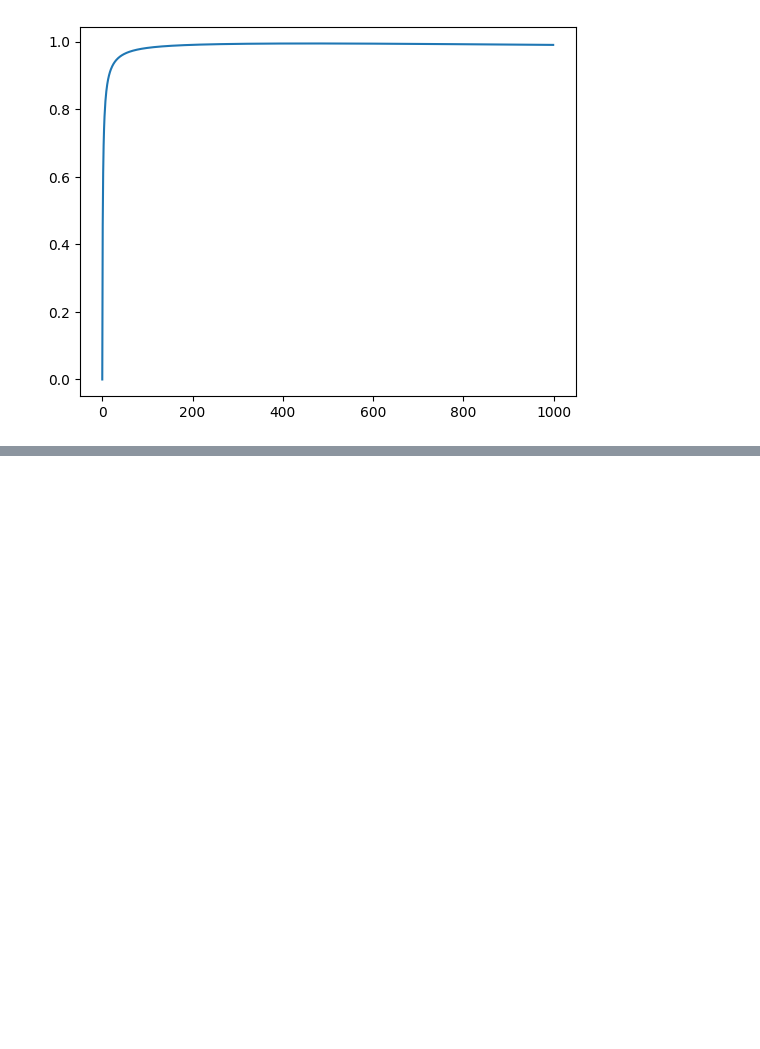
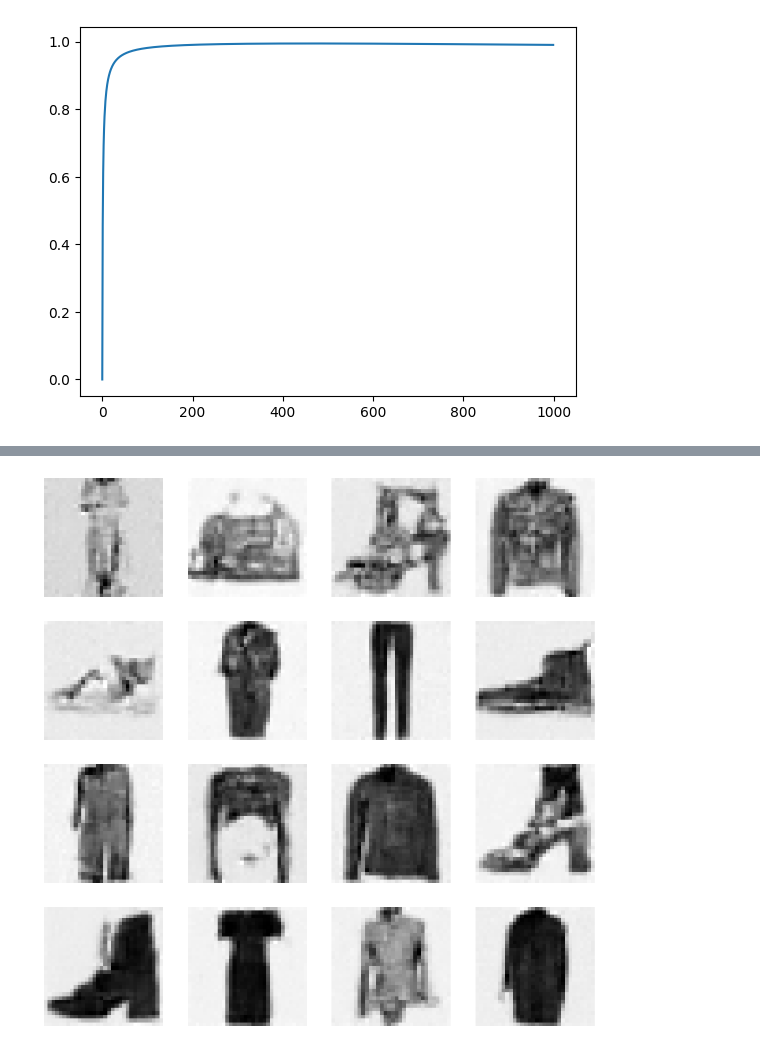
Before and after one commit to pranay8297/fastaip2, a Jupyter notebook: DDPM.ipynb, the cells around one changed output, grey strips where cells are left out. Saved outputs shown, nothing was run; the diff lists cells and outputs as text; code cells hidden in the pictures; blank space fills up the shorter version.

```diff
--- a/DDPM.ipynb
+++ b/DDPM.ipynb
@@ -568,0 +832,6 @@ Using matplotlib backend: <object object at 0x...>
+# %%
+out, _ = sample(mx_learn.model)
+# %%
+show_images(-out[-1])
+# %% [output]
+[figure, added]
```
Also changed, not shown: parts of 28 cells of this notebook.
